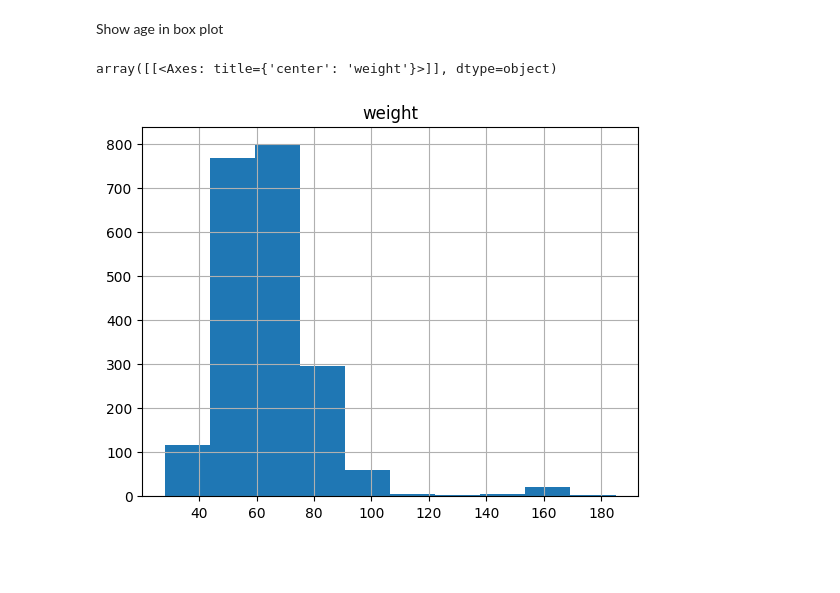
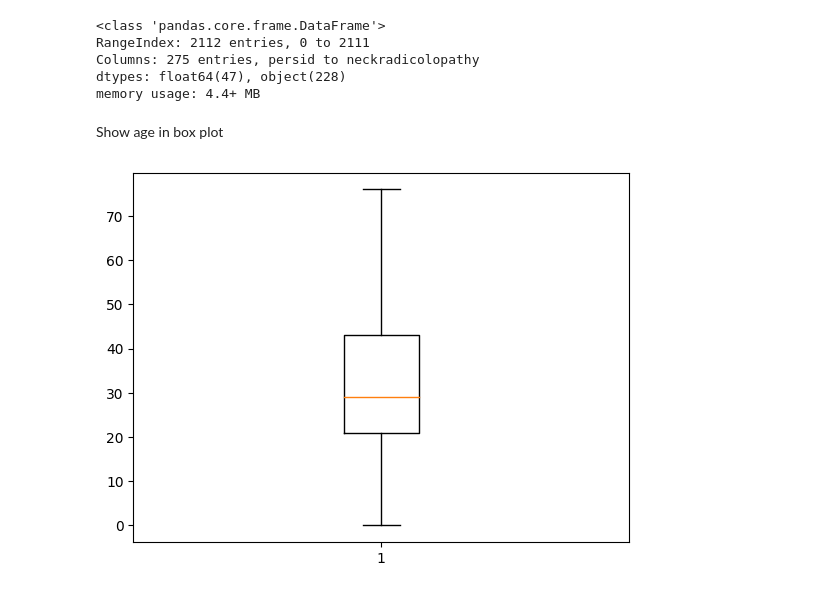
Before and after one commit to sina-am/copcord, a Jupyter notebook: note.ipynb, the cells around one changed output. Drawn from its saved outputs; the diff is of its cells as text; code cells hidden in the pictures; blank space fills up the shorter version.

```diff
--- a/note.ipynb
+++ b/note.ipynb
@@ -6,12 +14,17 @@ import matplotlib.pyplot as plt
 # %%
-df = pd.read_csv(
-    'data/data-v0.2.csv', low_memory=False)
+df = load_data('data/data.csv')
+df.info()
+# %% [output]
+<class 'pandas.core.frame.DataFrame'>
+RangeIndex: 2112 entries, 0 to 2111
+Columns: 275 entries, persid to neckradicolopathy
+dtypes: float64(47), object(228)
+memory usage: 4.4+ MB
 # %% [markdown]
 Show age in box plot
-# %%
-df = df[df['weight'] != ' ']
-df['weight'] = df['weight'].astype(np.float32)
-df.hist('weight')
-# %% [output]
-array([[<Axes: title={'center': 'weight'}>]], dtype=object)
-[figure, removed]
+# %%
+df = df[~df['age'].isna()]
+plt.boxplot(df['age'], showfliers=False)
+plt.show()
+# %% [output]
+[figure, added]
```
Also changed, not shown: parts of 10 cells of this notebook, 2 other files.
